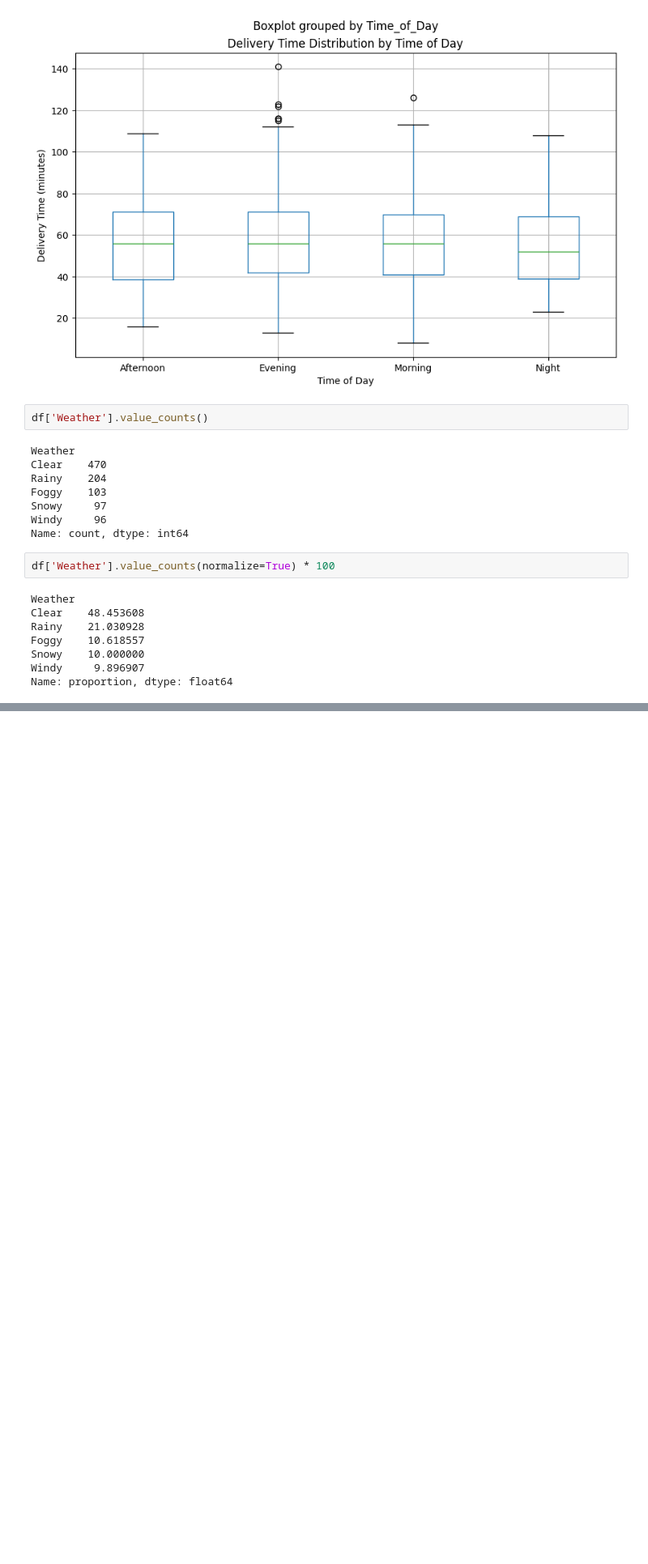
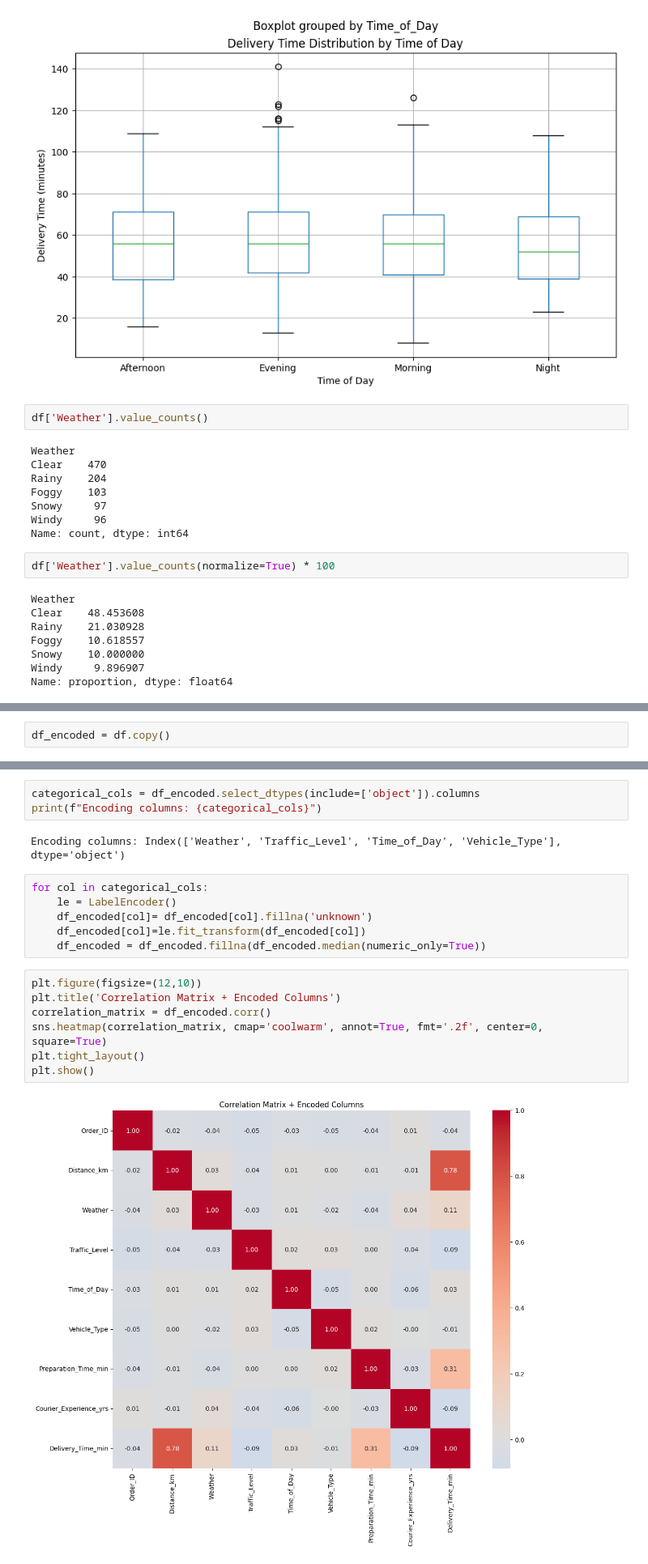
Before and after one commit to LukeOpany/food_delivery_timelines, a Jupyter notebook: deliverytines.ipynb, the cells around one changed output, grey strips where cells are left out. Shown at 81% size. Saved outputs shown, nothing was run; the diff lists cells and outputs as text; blank space fills up the shorter version.

```diff
--- a/deliverytines.ipynb
+++ b/deliverytines.ipynb
@@ -161,0 +203,2 @@ Name: proportion, dtype: float64
+# %%
+df_encoded = df.copy()
@@ -161,0 +221,20 @@ Name: proportion, dtype: float64
+# %%
+categorical_cols = df_encoded.select_dtypes(include=['object']).columns
+print(f"Encoding columns: {categorical_cols}")
+# %% [output]
+Encoding columns: Index(['Weather', 'Traffic_Level', 'Time_of_Day', 'Vehicle_Type'], dtype='object')
+# %%
+for col in categorical_cols:
+    le = LabelEncoder()
+    df_encoded[col]= df_encoded[col].fillna('unknown')
+    df_encoded[col]=le.fit_transform(df_encoded[col])
+    df_encoded = df_encoded.fillna(df_encoded.median(numeric_only=True))
+# %%
+plt.figure(figsize=(12,10))
+plt.title('Correlation Matrix + Encoded Columns')
+correlation_matrix = df_encoded.corr()
+sns.heatmap(correlation_matrix, cmap='coolwarm', annot=True, fmt='.2f', center=0, square=True)
+plt.tight_layout()
+plt.show()
+# %% [output]
+[figure, added]
```
Also changed, not shown: parts of 8 cells of this notebook.
